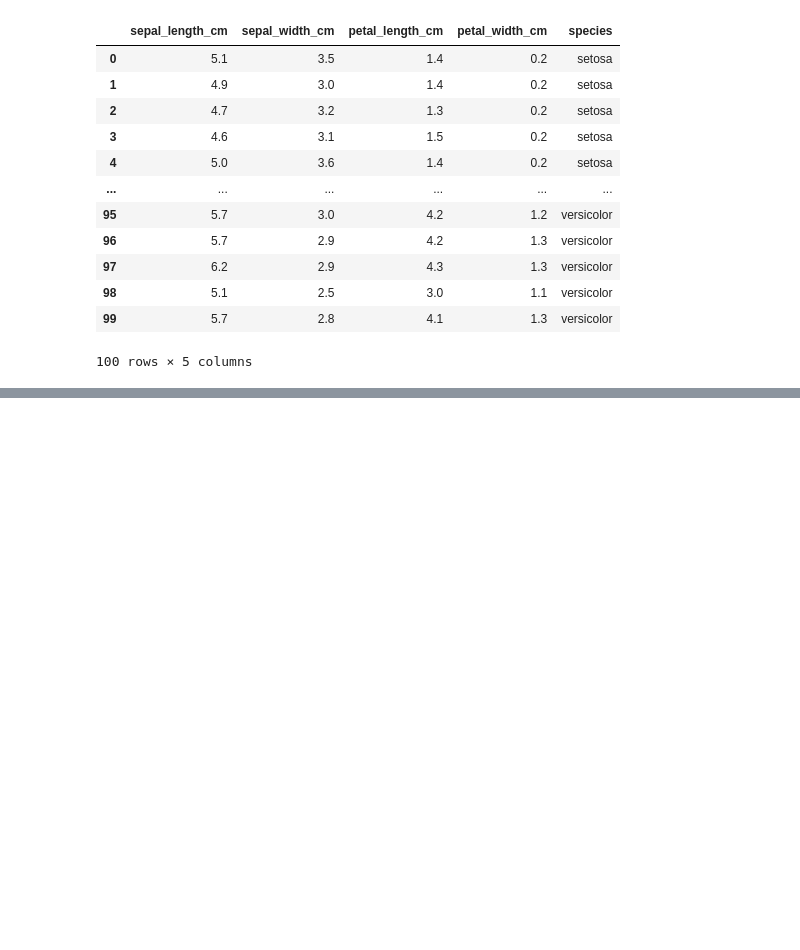
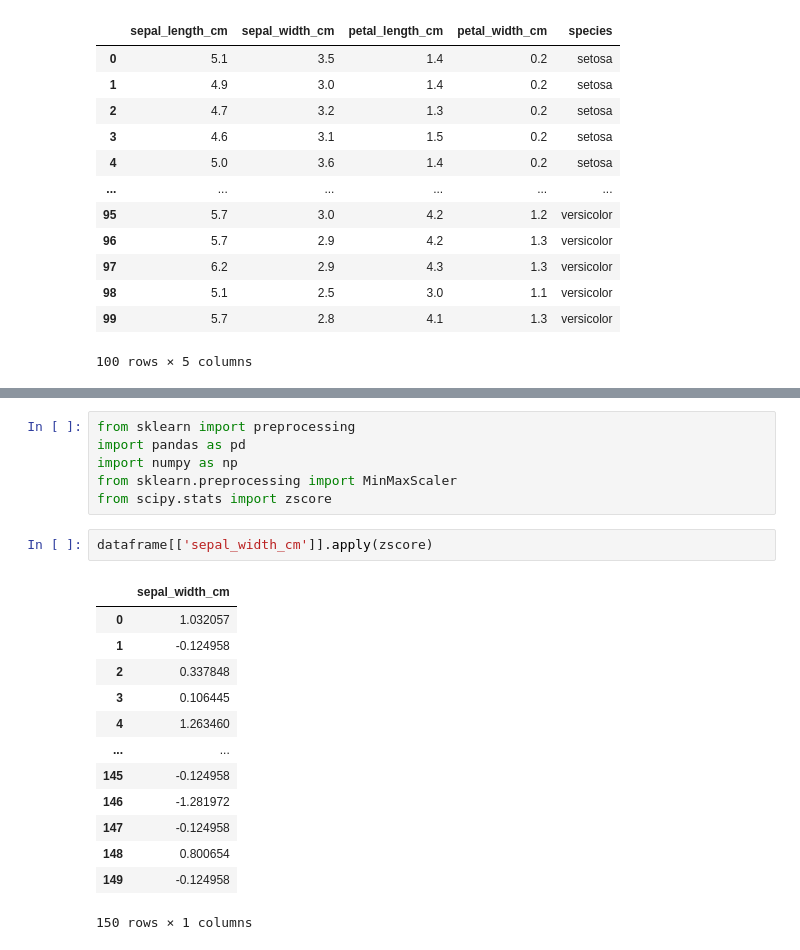
Before and after one commit to smurfac4/FUCKING-SHIT, a Jupyter notebook: ии/2.ipynb, the cells around one changed output, grey strips where cells are left out. Drawn from its saved outputs; the diff is of its cells as text; blank space fills up the shorter version.

```diff
--- a/ии/2.ipynb
+++ b/ии/2.ipynb
@@ -158,0 +169,22 @@ print(2)
+# %%
+from sklearn import preprocessing
+import pandas as pd
+import numpy as np
+from sklearn.preprocessing import MinMaxScaler
+from scipy.stats import zscore
+# %%
+dataframe[['sepal_width_cm']].apply(zscore)
+# %% [output]
+|  | sepal_width_cm |
+| 0 | 1.032057 |
+| 1 | -0.124958 |
+| 2 | 0.337848 |
+| 3 | 0.106445 |
+| 4 | 1.263460 |
+| ... | ... |
+| 145 | -0.124958 |
+| 146 | -1.281972 |
+| 147 | -0.124958 |
+| 148 | 0.800654 |
+| 149 | -0.124958 |
+150 rows × 1 columns
```
Also changed, not shown: parts of 5 cells of this notebook, 1 other file.
